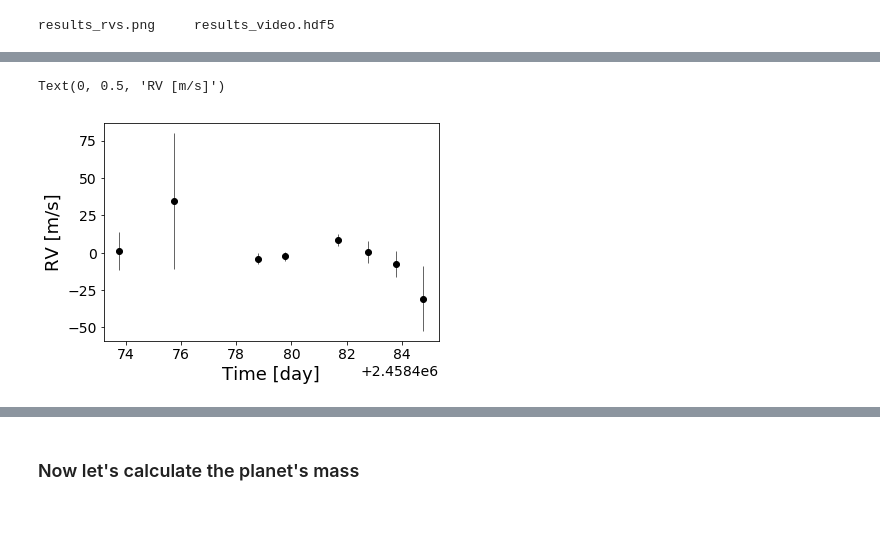
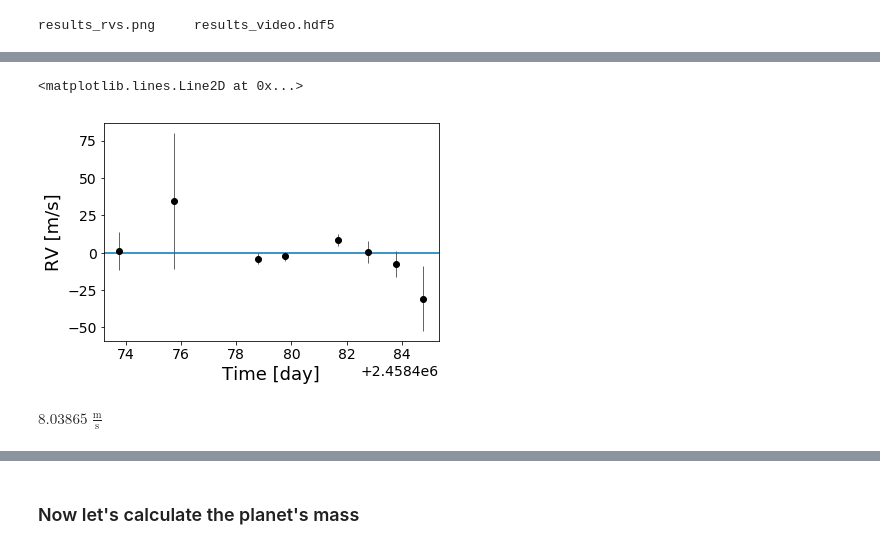
Before and after one commit to benjaminpope/video, a Jupyter notebook: notebooks/fit_rvs.ipynb, the cells around one changed output, grey strips where cells are left out. Saved outputs shown, nothing was run; the diff lists cells and outputs as text; code cells hidden in the pictures; blank space fills up the shorter version.

```diff
--- a/notebooks/fit_rvs.ipynb
+++ b/notebooks/fit_rvs.ipynb
@@ -46,10 +60,15 @@ data = RVData(t=t, rv=rv, stddev=err)
 # %%
 ax = data.plot() # doctest: +SKIP
 ax.set_xlabel("Time [day]") # doctest: +SKIP
 ax.set_ylabel("RV [m/s]") # doctest: +SKIP
+plt.axhline(0)
 # %% [output]
-Text(0, 0.5, 'RV [m/s]')
+<matplotlib.lines.Line2D at 0x...>
-[figure, old version]
+[figure, new version]
+# %%
+np.median(err)
+# %% [output]
+$8.03865 \; \mathrm{\frac{m}{s}}$
 # %%
 params = JokerParams(P_min=1*u.day, P_max=20*u.day)
 # %%
```
Also changed, not shown: parts of 9 cells of this notebook, 9 other files.
